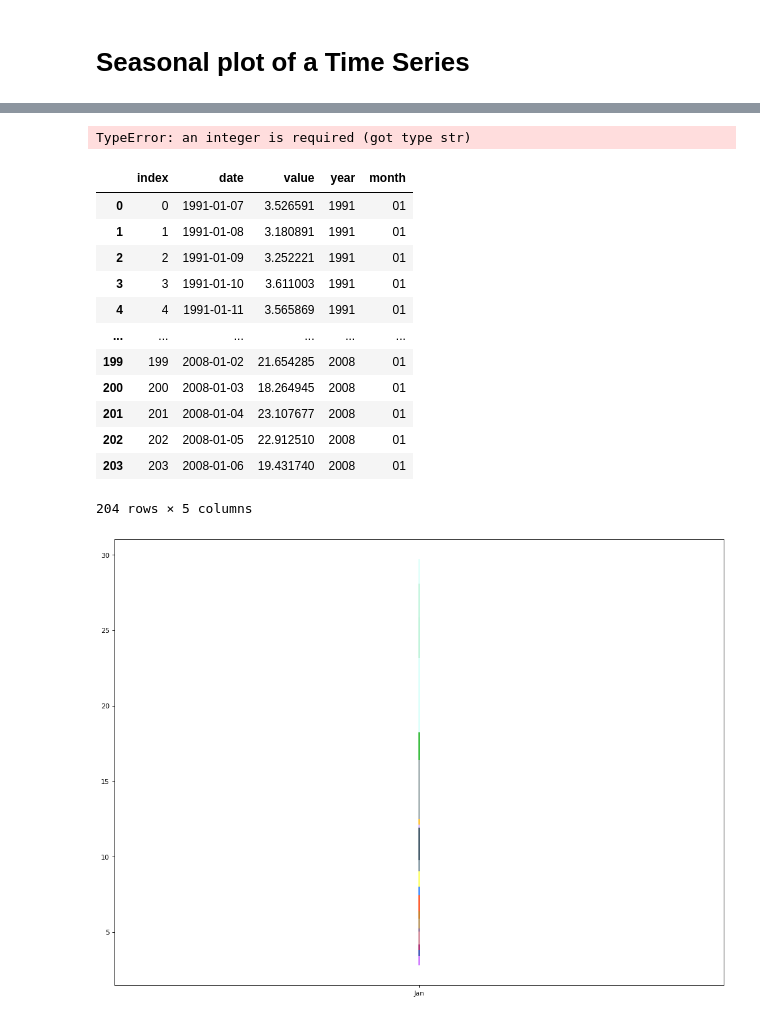
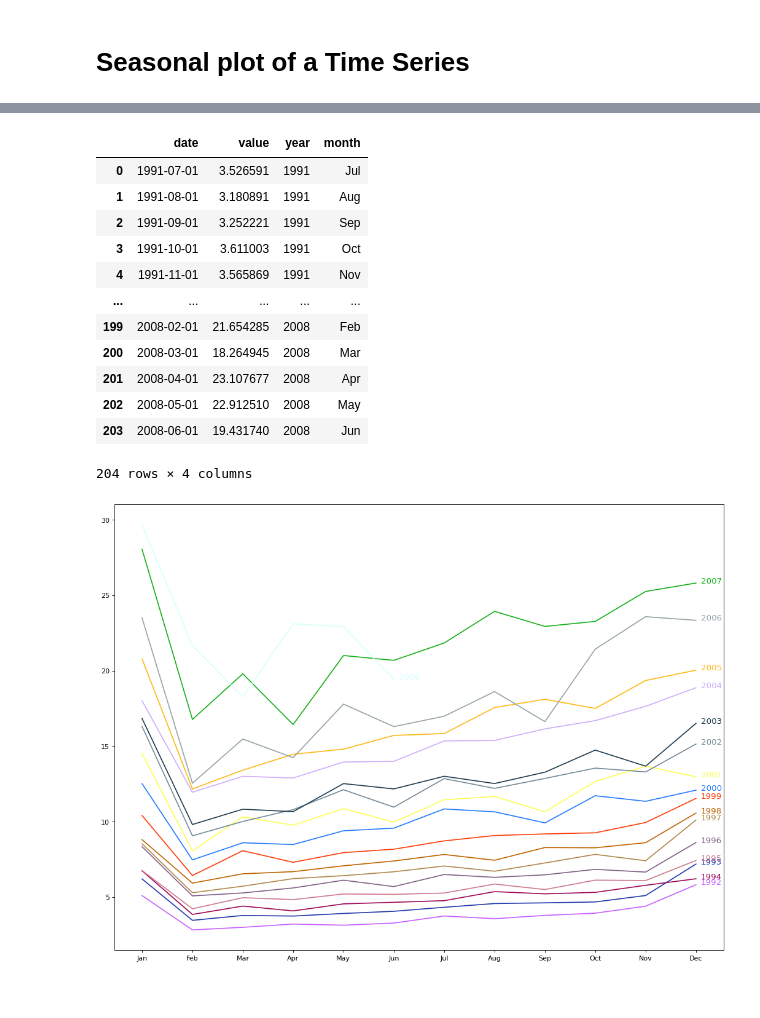
Before and after one commit to omsouravsharma/Python_for_algorithmic_trading-, a Jupyter notebook: timeseries/TEST_BLOG.ipynb, the cells around one changed output, grey strips where cells are left out. Drawn from its saved outputs; the diff is of its cells as text; code cells hidden in the pictures.

```diff
--- a/timeseries/TEST_BLOG.ipynb
+++ b/timeseries/TEST_BLOG.ipynb
@@ -34,7 +34,7 @@ data = pd.read_csv('../data/ts_data_2.csv', parse_dates=['date'])
 # prepare data
 
 data['year'] = [d.year for d in data.date]
-data['month'] = [d.strftime('%m') for d in data.date]
+data['month'] = [d.strftime('%b') for d in data.date]
 years = data['year'].unique()
 # %%
 data.head()
@@ -48,4 +47,0 @@ data.head()
-# %%
-
-for i in range(len(data)):
-    data['date1'] = datetime.strptime(str(data.iloc[i,0]), '%Y/%d/%m')
@@ -61,26 +48,19 @@ ValueError: time data '1991-01-08 00:00:00' does not match format '%Y/%m/%d'
-# %%
-from datetime import datetime
-# d = datetime.now()
-d = datetime('1991-01-07')
-d.strftime('%b')
-# %% [output]
-TypeError: an integer is required (got type str)
 # %%
 data
 # %% [output]
-|  | index | date | value | year | month |
-| 0 | 0 | 1991-01-07 | 3.526591 | 1991 | 01 |
-| 1 | 1 | 1991-01-08 | 3.180891 | 1991 | 01 |
-| 2 | 2 | 1991-01-09 | 3.252221 | 1991 | 01 |
-| 3 | 3 | 1991-01-10 | 3.611003 | 1991 | 01 |
-| 4 | 4 | 1991-01-11 | 3.565869 | 1991 | 01 |
-| ... | ... | ... | ... | ... | ... |
-| 199 | 199 | 2008-01-02 | 21.654285 | 2008 | 01 |
-| 200 | 200 | 2008-01-03 | 18.264945 | 2008 | 01 |
-| 201 | 201 | 2008-01-04 | 23.107677 | 2008 | 01 |
-| 202 | 202 | 2008-01-05 | 22.912510 | 2008 | 01 |
-| 203 | 203 | 2008-01-06 | 19.431740 | 2008 | 01 |
+|  | date | value | year | month |
+| 0 | 1991-07-01 | 3.526591 | 1991 | Jul |
+| 1 | 1991-08-01 | 3.180891 | 1991 | Aug |
+| 2 | 1991-09-01 | 3.252221 | 1991 | Sep |
+| 3 | 1991-10-01 | 3.611003 | 1991 | Oct |
+| 4 | 1991-11-01 | 3.565869 | 1991 | Nov |
+| ... | ... | ... | ... | ... |
+| 199 | 2008-02-01 | 21.654285 | 2008 | Feb |
+| 200 | 2008-03-01 | 18.264945 | 2008 | Mar |
+| 201 | 2008-04-01 | 23.107677 | 2008 | Apr |
+| 202 | 2008-05-01 | 22.912510 | 2008 | May |
+| 203 | 2008-06-01 | 19.431740 | 2008 | Jun |
-204 rows × 5 columns
+204 rows × 4 columns
 # %%
 # prep colors
 np.random.seed(100)
@@ -88,8 +68,9 @@ mycolors = np.random.choice(list(mpl.colors.XKCD_COLORS.keys()), len(years), rep
 # %%
 # Draw plot
 plt.figure(figsize=(16,12), dpi = 80)
 for i, y in enumerate(years):
     if i >0:
         plt.plot('month', 'value', data=data.loc[data.year==y,:], color=mycolors[i],label=y)
+        plt.text(data.loc[data.year==y, :].shape[0]-.9, data.loc[data.year==y, 'value'][-1:].values[0], y, fontsize=12, color=mycolors[i])
 # %% [output]
-[figure, old version]
+[figure, new version]
```
Also changed, not shown: parts of 10 cells of this notebook, 2 other files.
